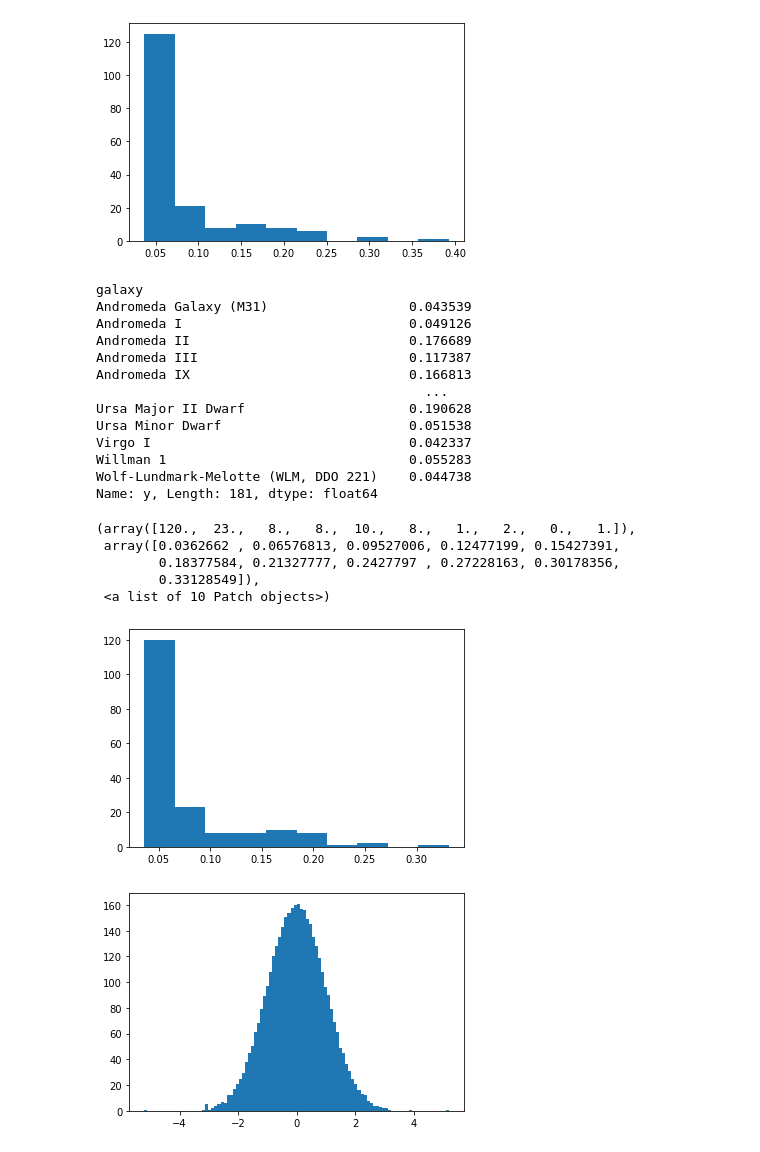
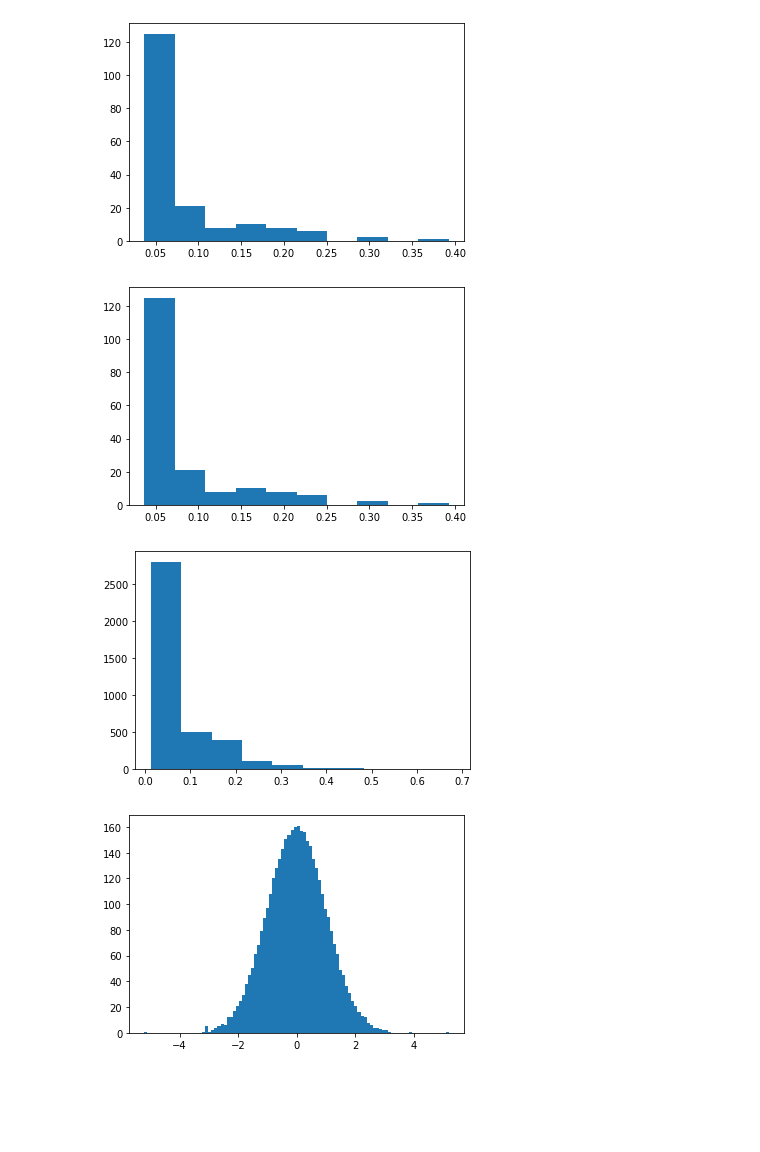
Before and after one commit to D1nay/prohack2020, a Jupyter notebook: Tinkering.ipynb, the cells around one changed output. Cells and saved outputs as stored; diff of their text form; code cells hidden in the pictures; blank space fills up the shorter version.

```diff
--- a/Tinkering.ipynb
+++ b/Tinkering.ipynb
@@ -147,28 +147,16 @@ Name: y, Length: 181, dtype: float64
 [figure]
 # %%
 y_dist = data.groupby(['galaxy'])['y'].mean()
-print(y_dist)
-plt.hist(np.log1p(y_dist))
+#print(y_dist)
+plt.hist(y_dist)
+plt.show()
 # %% [output]
-galaxy
-Andromeda Galaxy (M31)                  0.043539
-Andromeda I                             0.049126
-Andromeda II                            0.176689
-Andromeda III                           0.117387
-Andromeda IX                            0.166813
-                                          ...
-Ursa Major II Dwarf                     0.190628
-Ursa Minor Dwarf                        0.051538
-Virgo I                                 0.042337
-Willman 1                               0.055283
-Wolf-Lundmark-Melotte (WLM, DDO 221)    0.044738
-Name: y, Length: 181, dtype: float64
-(array([120.,  23.,   8.,   8.,  10.,   8.,   1.,   2.,   0.,   1.]),
- array([0.0362662 , 0.06576813, 0.09527006, 0.12477199, 0.15427391,
-        0.18377584, 0.21327777, 0.2427797 , 0.27228163, 0.30178356,
-        0.33128549]),
- <a list of 10 Patch objects>)
-[figure, old version]
+[figure, new version]
+# %%
+plt.hist(y)
+plt.show()
+# %% [output]
+[figure, added]
 # %%
 # transforming target y to follow a normal distribution
 # to improve the quality of linear regression
```
Also changed, not shown: parts of 10 cells of this notebook, 1 other file.
